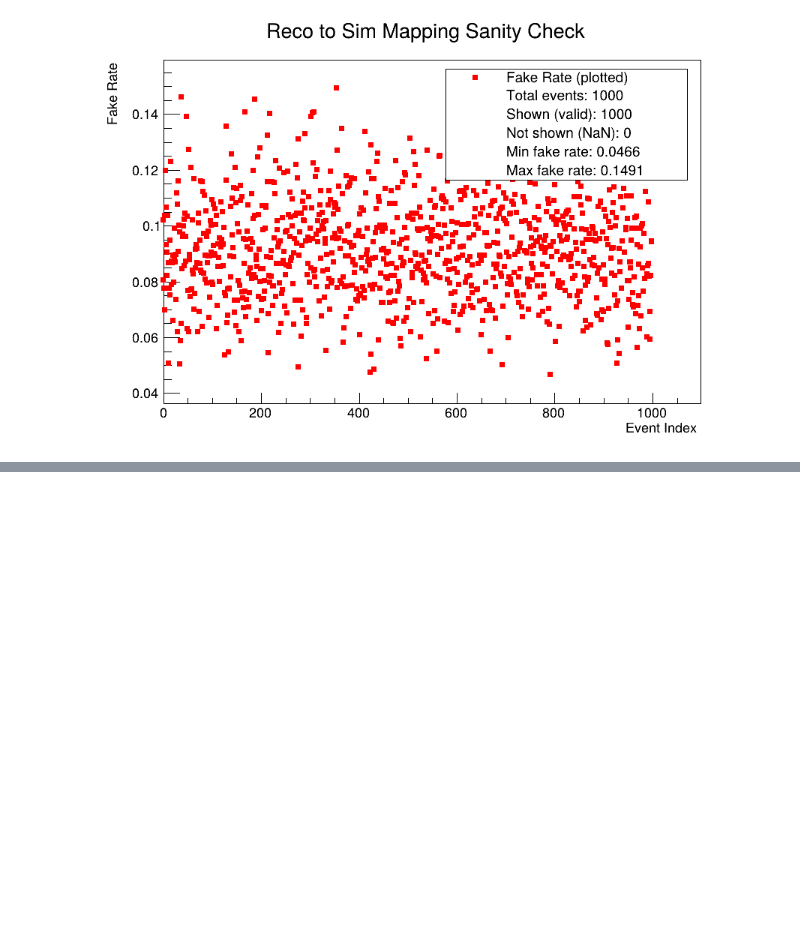
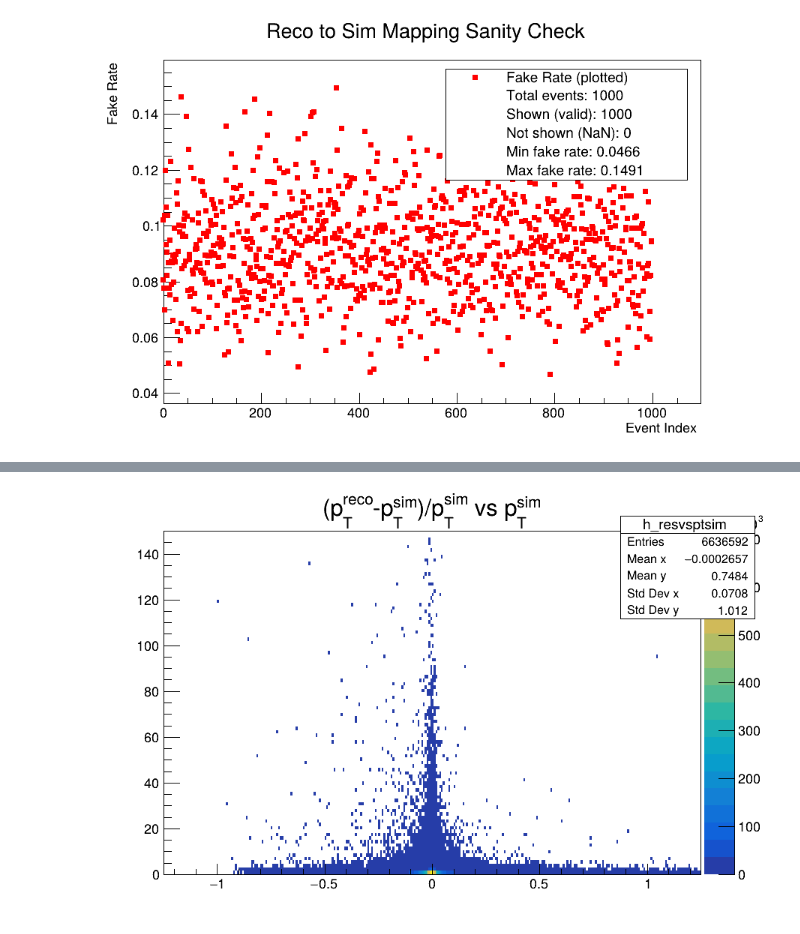
Before and after one commit to loganprosser/rootanalysis, a Jupyter notebook: pyroot/SimToRicoParalell.ipynb, the cells around one changed output, grey strips where cells are left out. Saved outputs shown, nothing was run; the diff lists cells and outputs as text; code cells hidden in the pictures; blank space fills up the shorter version.

```diff
--- a/pyroot/SimToRicoParalell.ipynb
+++ b/pyroot/SimToRicoParalell.ipynb
@@ -644,16 +662,18 @@ print("Valid matched pairs:", len(event_id))
 # %%
 # =========================
 # Comparing Residuals to Simulated Track Characteristics
 # =========================
 h_resvsptsim = ROOT.TH2F("h_resvsptsim",
-                     "p_{T}^{reco}-p_{T}^{sim})/p_{T}^{sim} vs p_{T}^{sim}",
-                     300, -1.0, 1.0,
-                     100)
+                     "(p_{T}^{reco}-p_{T}^{sim})/p_{T}^{sim} vs p_{T}^{sim}",
+                     300, -1.25, 1.25,
+                     100, 0, 150)
 for x, y in zip(dptpt, sim_pt):
     h_resvsptsim.Fill(float(x), float(y))
 c_resvsptsim = ROOT.TCanvas("c_resvsptsim", "deta vs dphi", 900, 600)
 h_resvsptsim.Draw("COLZ")
 c_resvsptsim.Draw()
+# %% [output]
+[figure, added]
 # %%
 # =========================
 # 1D residual histograms
```
Also changed, not shown: parts of 3 cells of this notebook.
